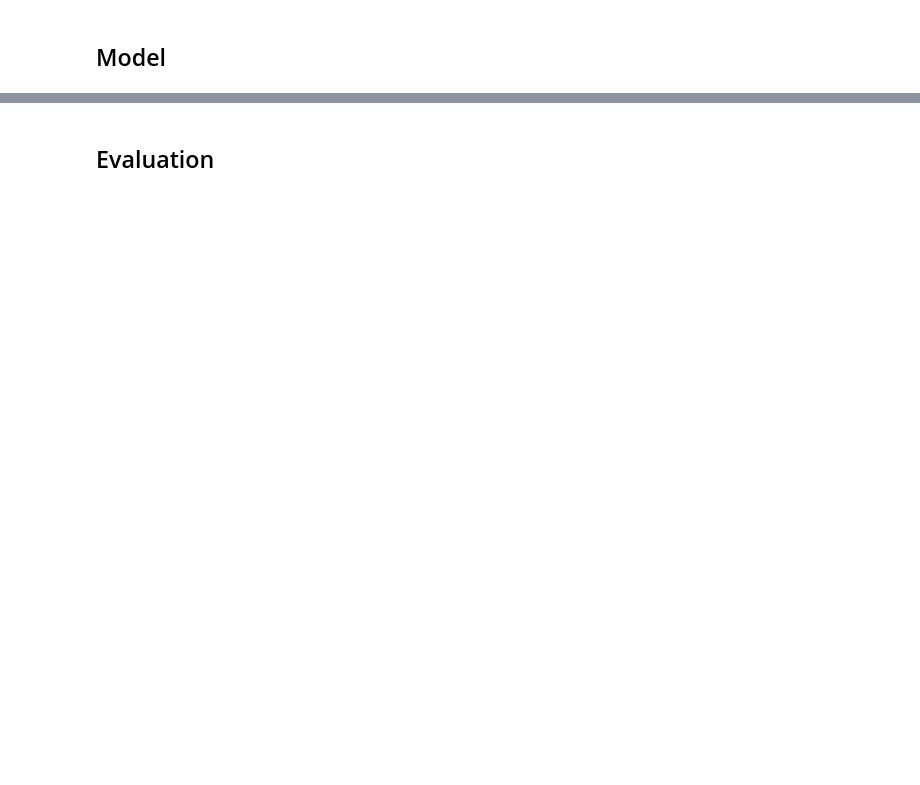
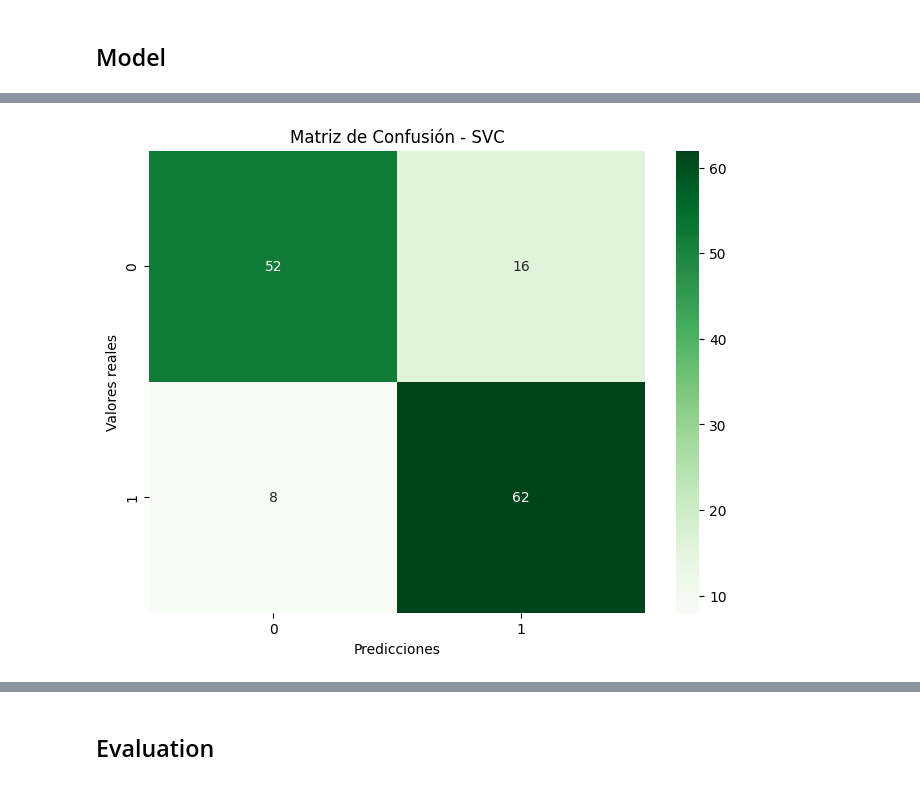
Before and after one commit to davidsequera/don_armando, a Jupyter notebook: main.ipynb, the cells around one changed output, grey strips where cells are left out. Saved outputs shown, nothing was run; the diff lists cells and outputs as text; code cells hidden in the pictures; blank space fills up the shorter version.

```diff
--- a/main.ipynb
+++ b/main.ipynb
@@ -212,0 +294,11 @@ fig.show()
+# %%
+def plot_confusion_matrix(y, y_pred, title='Matriz de Confusión', cmap='Greens'):
+
+    # Visualizar la matriz de confusión utilizando seaborn
+    conf_matrix = confusion_matrix(y, y_pred)
+    plt.figure(figsize=(8, 6))
+    sns.heatmap(conf_matrix, annot=True, fmt='d', cmap='Greens')
+    plt.title(title)
+    plt.xlabel('Predicciones')
+    plt.ylabel('Valores reales')
+    plt.show()
@@ -214,0 +378,4 @@ fig.show()
+# %%
+plot_confusion_matrix(y_test, y_pred_svc, title='Matriz de Confusión - SVC')
+# %% [output]
+[figure, added]
```
Also changed, not shown: parts of 81 cells of this notebook, 5 other files.
